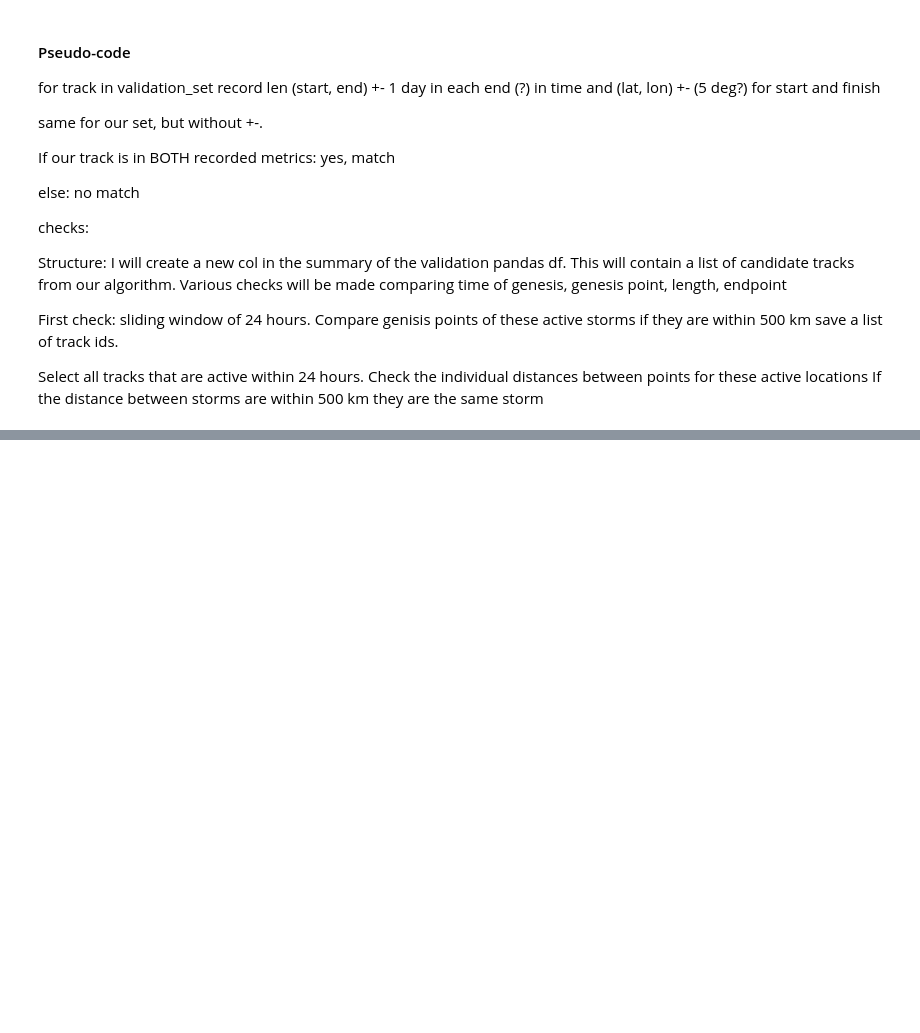
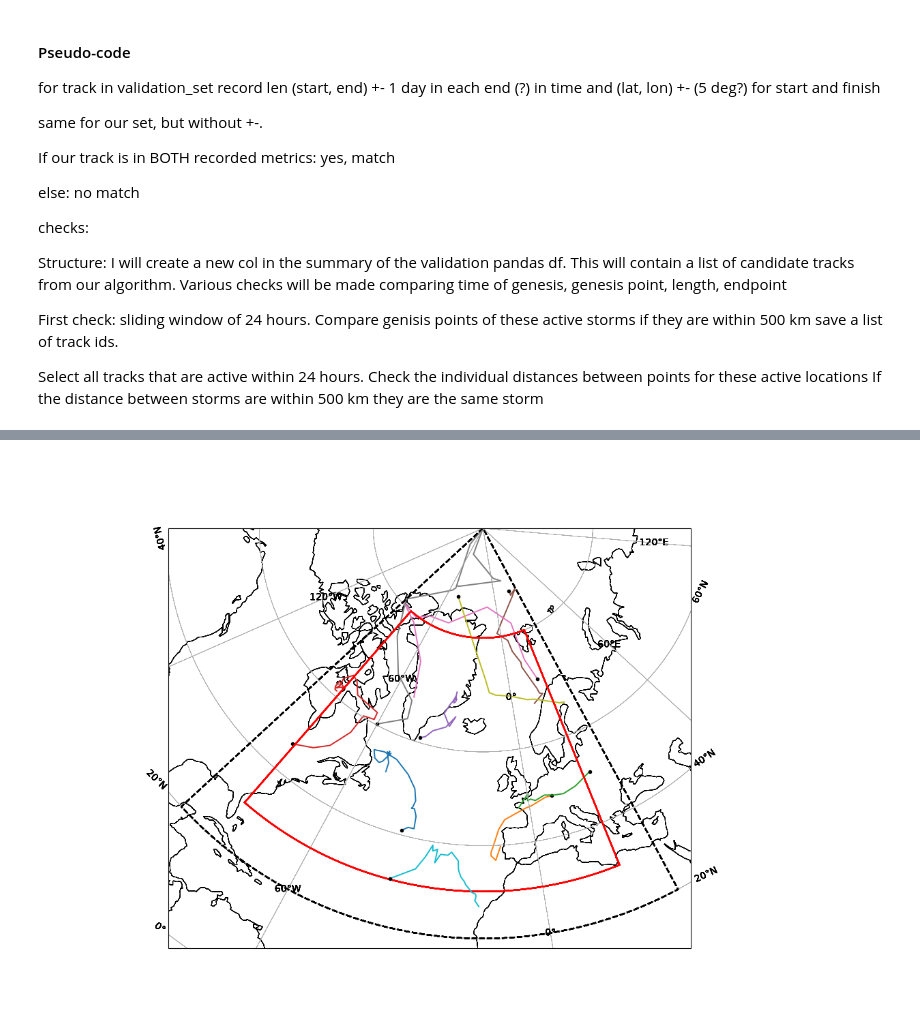
Before and after one commit to AThormann/master_thesis, a Jupyter notebook: experiments/validation_tracks/validation_priestley.ipynb, the cells around one changed output, grey strips where cells are left out. Saved outputs shown, nothing was run; the diff lists cells and outputs as text; code cells hidden in the pictures; blank space fills up the shorter version.

Commit message:
validation of preistly tracks

```diff
--- a/experiments/validation_tracks/validation_priestley.ipynb
+++ b/experiments/validation_tracks/validation_priestley.ipynb
@@ -193,7 +193,7 @@ Data variables:
 # tracks = pro.hodges_tracker(input_file_path=ds, output_file_name='19981999_DJF_vo', track_variable='vo', min_track_points=10, taper_points=10, lmin=5,lmax=42,min_object_grid_points=18,
 #                    object_threshold=None, exclude_boundary_extrema=False)
 
-tracks = pro.load
+tracks = pst.load_tracks('/Users/asgerthormann/Documents/uni/master/master_code/master_thesis/trackjson/19981999_DJF_vo.trackjson')
 # %%
 tracks, summary, points = pro.postprocess_tracks(tracks, region=REGION, domain=DOMAIN, time_range=TIME_RANGE,
                        region_criterion="passes", min_points_in_region=1,
@@ -257,0 +284,23 @@ summary[]
+# %%
+#creating time matching
+
+time_window = pd.Timedelta(hours=12)
+
+matches = []
+for _, row in summary_val.iterrows():
+    mask = summary["start_time"].between(row.start_time - time_window,
+                                         row.start_time + time_window)
+    matches.append(summary.loc[mask, "track_id"].dropna().tolist())
+
+summary_val["matching_times_ids"] = matches
+# %%
+# creating lat/lon matching
+
+max_distance = 5000 #m
+
+matches = []
+for _, row in summary_val.iterrows():
+    ids= row.matching_times_ids
+
+    for i in ids:
+        lat_i =summary[summary.track_id == i].lat_genesis
@@ -258,2 +328,11 @@ summary[]
 # %%
-window_size = pd.Timedelta('24 hours')
+
+validate_track = summary_val.loc[10]
+plot_validate_track = sot.select_track(tracks_val, validate_track.track_id)
+candidate_tracks = summary_val['matching_times_ids'].loc[10]
+ax = val.plot_regional_tracks(plot_validate_track, region=REGION, domain=DOMAIN, summary = summary_val, object=False)
+for i in candidate_tracks:
+    storm = sot.select_track(points, i)
+    ax = val.plot_regional_tracks(storm, region=REGION, domain=DOMAIN, summary = summary, object=False, ax=ax)
+# %% [output]
+[figure, added]
```
Also changed, not shown: parts of 6 cells of this notebook, 4 other files.
